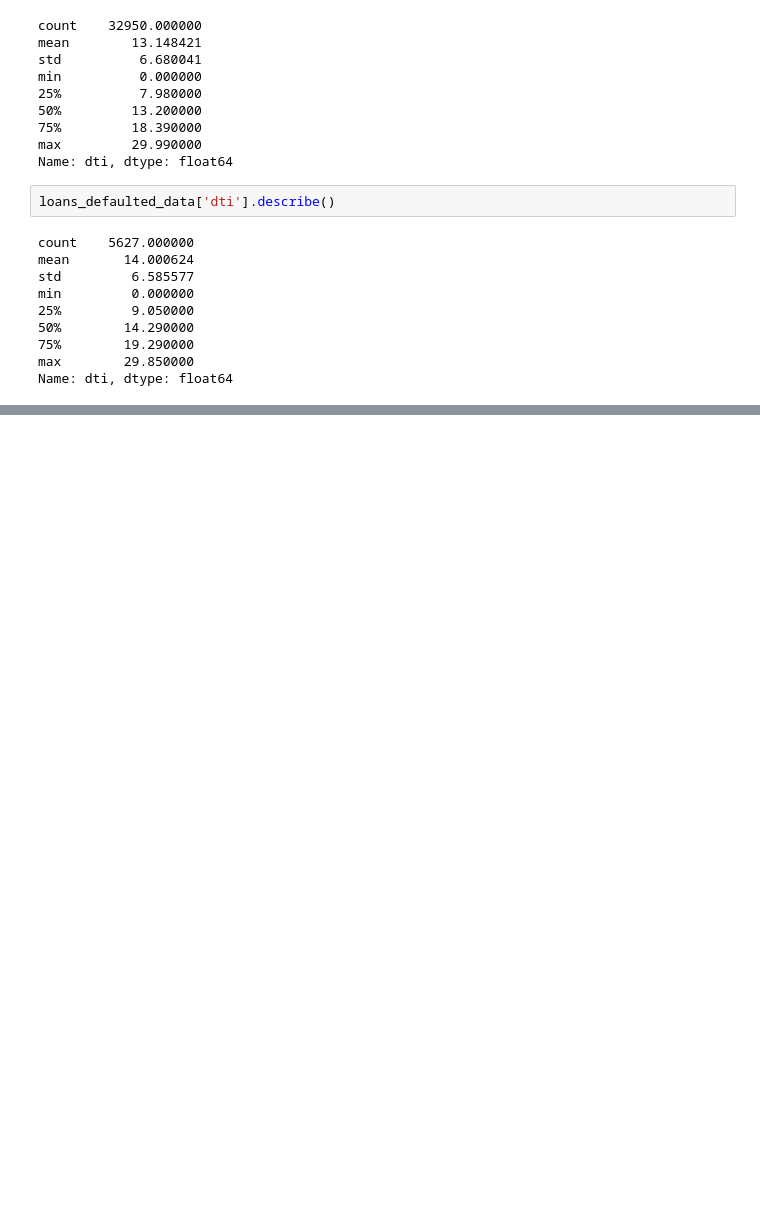
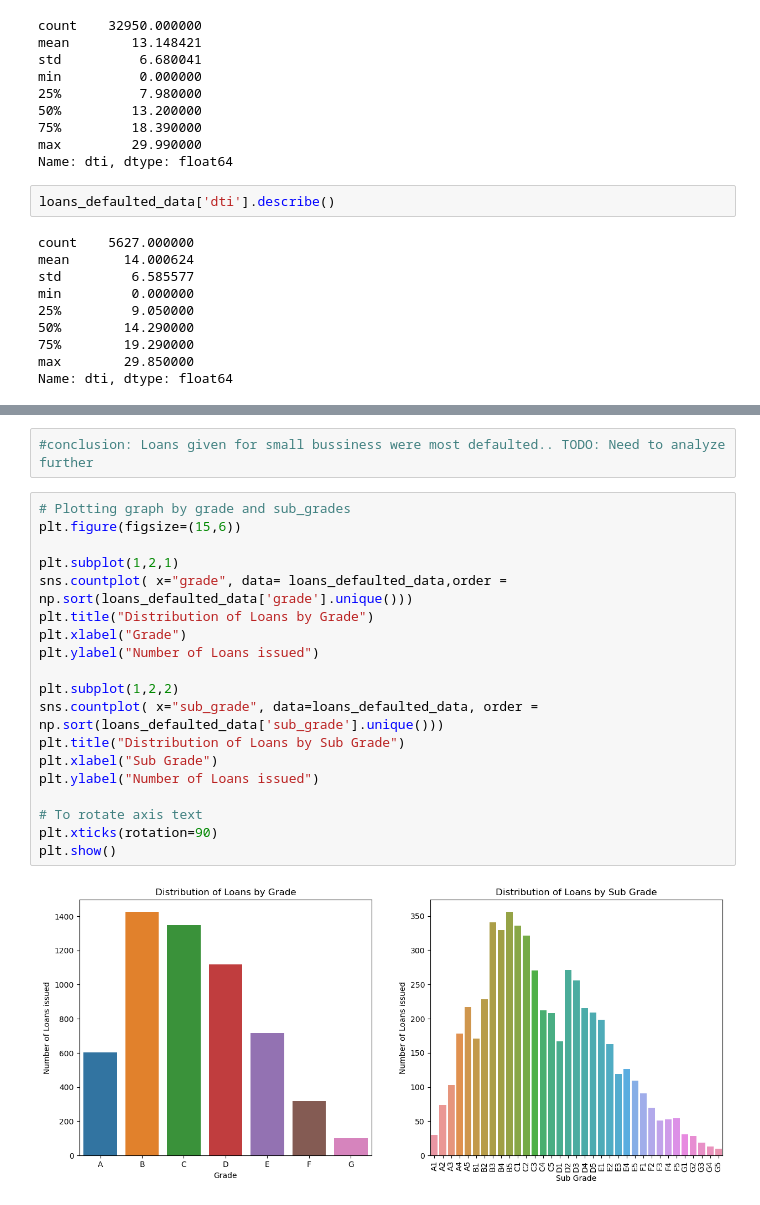
Before and after one commit to Rawoof821/LendingclubCaseStudy, a Jupyter notebook: Neha_Rawoof_LendingCaseStudy.ipynb, the cells around one changed output, grey strips where cells are left out. Cells and saved outputs as stored; diff of their text form; blank space fills up the shorter version.

```diff
--- a/Neha_Rawoof_LendingCaseStudy.ipynb
+++ b/Neha_Rawoof_LendingCaseStudy.ipynb
@@ -879,0 +996,23 @@ Name: dti, dtype: float64
+# %%
+#conclusion: Loans given for small bussiness were most defaulted.. TODO: Need to analyze further
+# %%
+# Plotting graph by grade and sub_grades
+plt.figure(figsize=(15,6))
+
+plt.subplot(1,2,1)
+sns.countplot( x="grade", data= loans_defaulted_data,order = np.sort(loans_defaulted_data['grade'].unique()))
+plt.title("Distribution of Loans by Grade")
+plt.xlabel("Grade")
+plt.ylabel("Number of Loans issued")
+
+plt.subplot(1,2,2)
+sns.countplot( x="sub_grade", data=loans_defaulted_data, order = np.sort(loans_defaulted_data['sub_grade'].unique()))
+plt.title("Distribution of Loans by Sub Grade")
+plt.xlabel("Sub Grade")
+plt.ylabel("Number of Loans issued")
+
+# To rotate axis text
+plt.xticks(rotation=90)
+plt.show()
+# %% [output]
+[figure, added]
```
Also changed, not shown: parts of 16 cells of this notebook.
